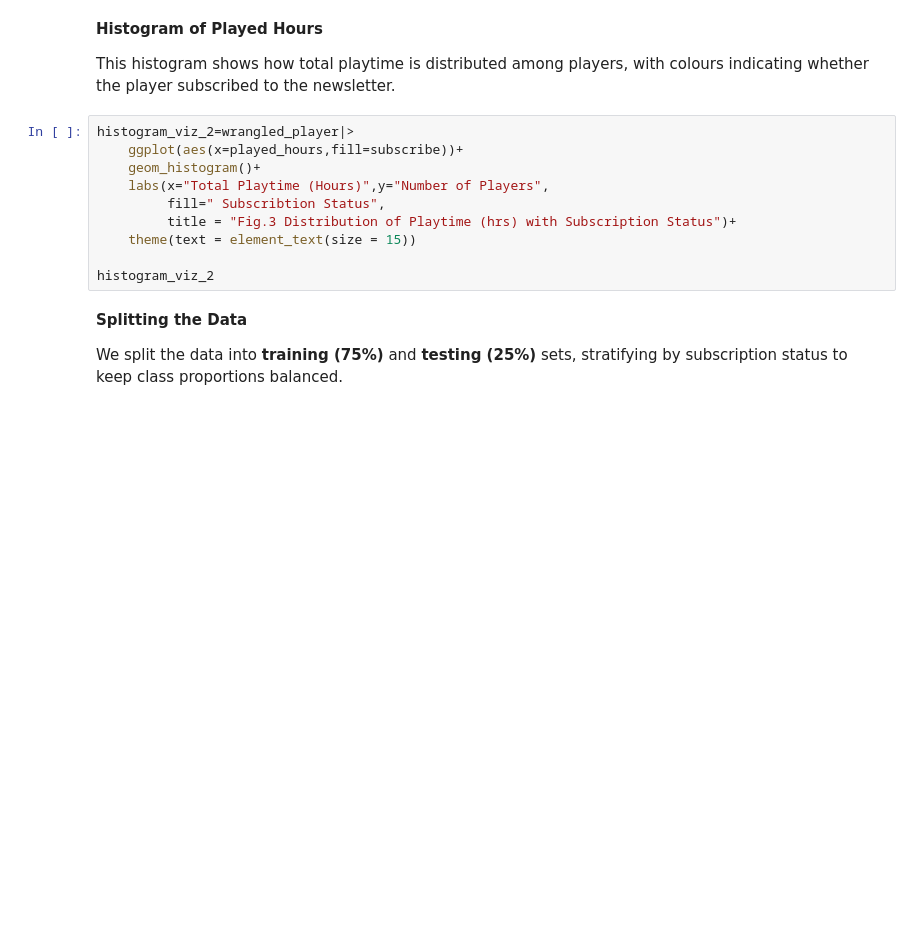
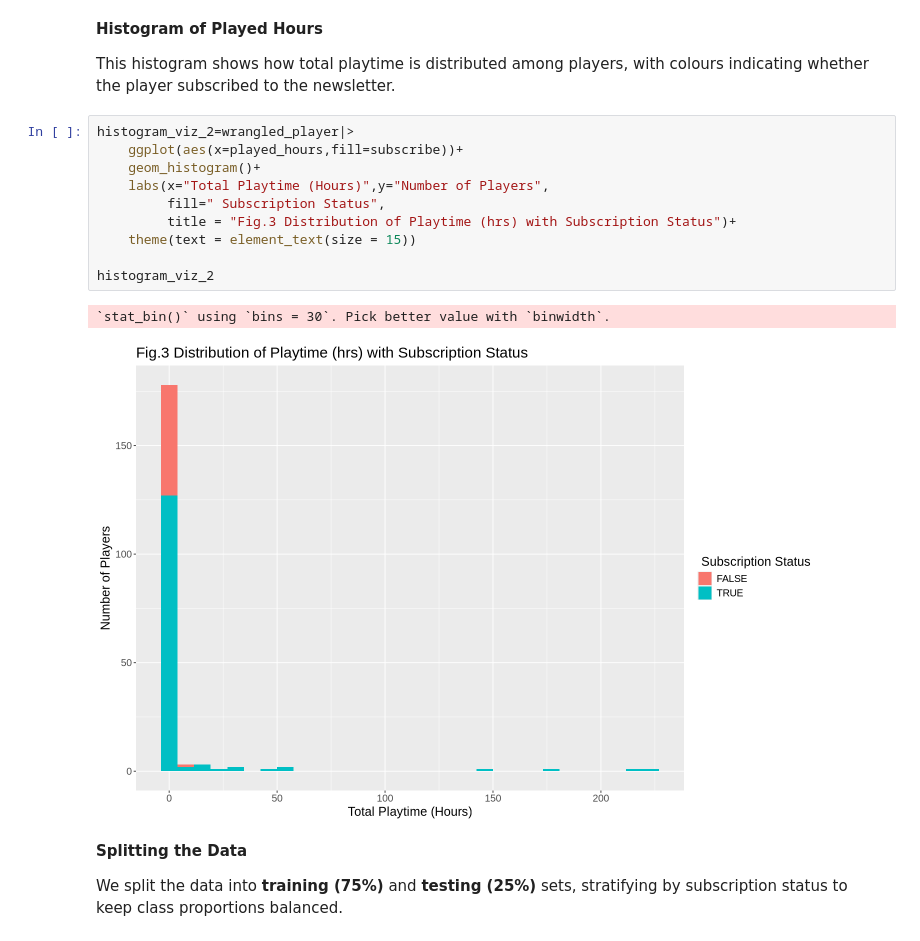
Before and after one commit to Arzmxn/dsci-100-2025W-009-31, a Jupyter notebook: FINAL_PROJECT.ipynb, the cells around one changed output. Drawn from its saved outputs; the diff is of its cells as text; blank space fills up the shorter version.

```diff
--- a/FINAL_PROJECT.ipynb
+++ b/FINAL_PROJECT.ipynb
@@ -117,13 +187,16 @@ This histogram shows how total playtime is distributed among players, with colou
 # %%
 histogram_viz_2=wrangled_player|>
     ggplot(aes(x=played_hours,fill=subscribe))+
     geom_histogram()+
     labs(x="Total Playtime (Hours)",y="Number of Players",
-         fill=" Subscribtion Status",
+         fill=" Subscription Status",
          title = "Fig.3 Distribution of Playtime (hrs) with Subscription Status")+
     theme(text = element_text(size = 15))
 
 histogram_viz_2
+# %% [output]
+`stat_bin()` using `bins = 30`. Pick better value with `binwidth`.
+[figure, added]
 # %% [markdown]
 **Splitting the Data**
 
```
Also changed, not shown: parts of 12 cells of this notebook.
